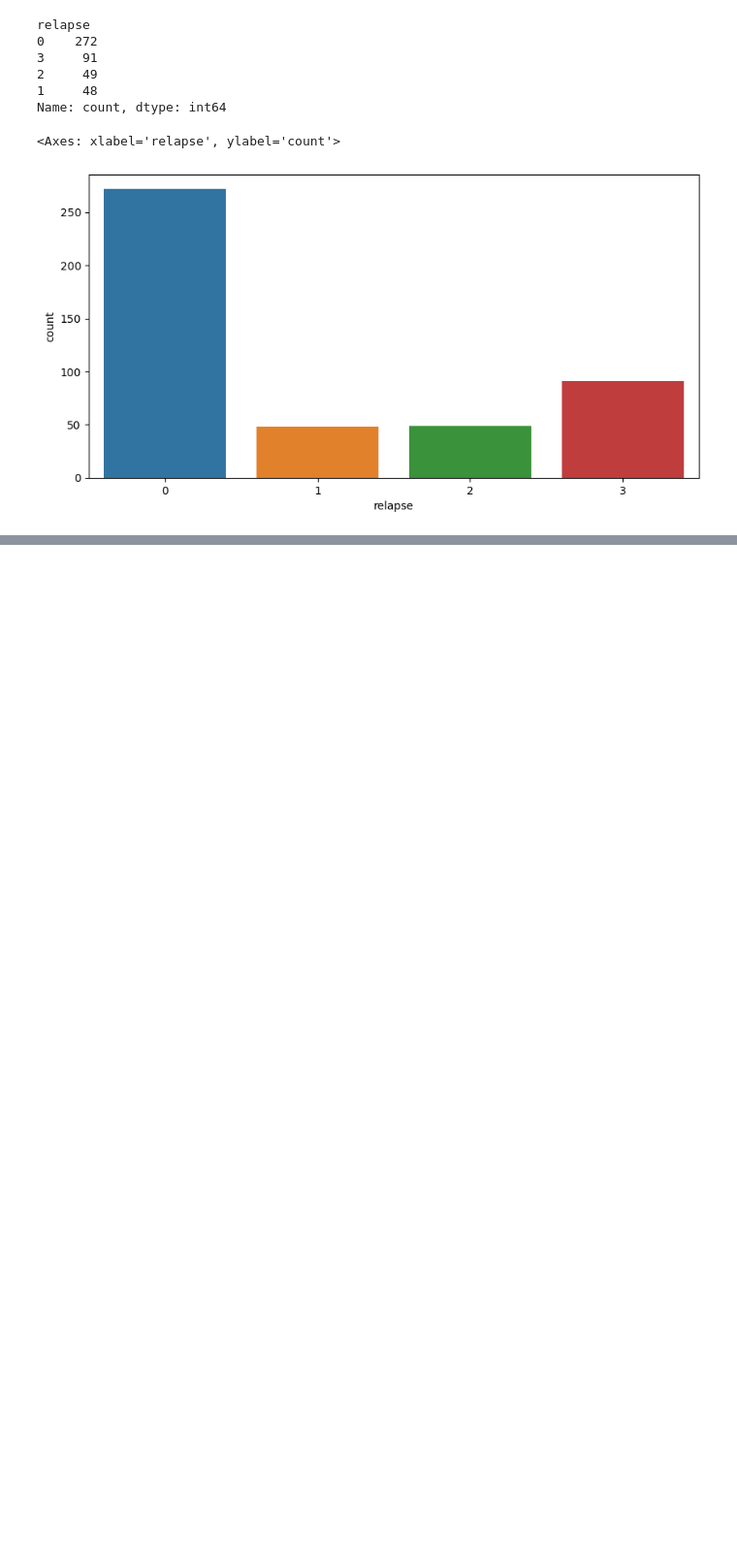
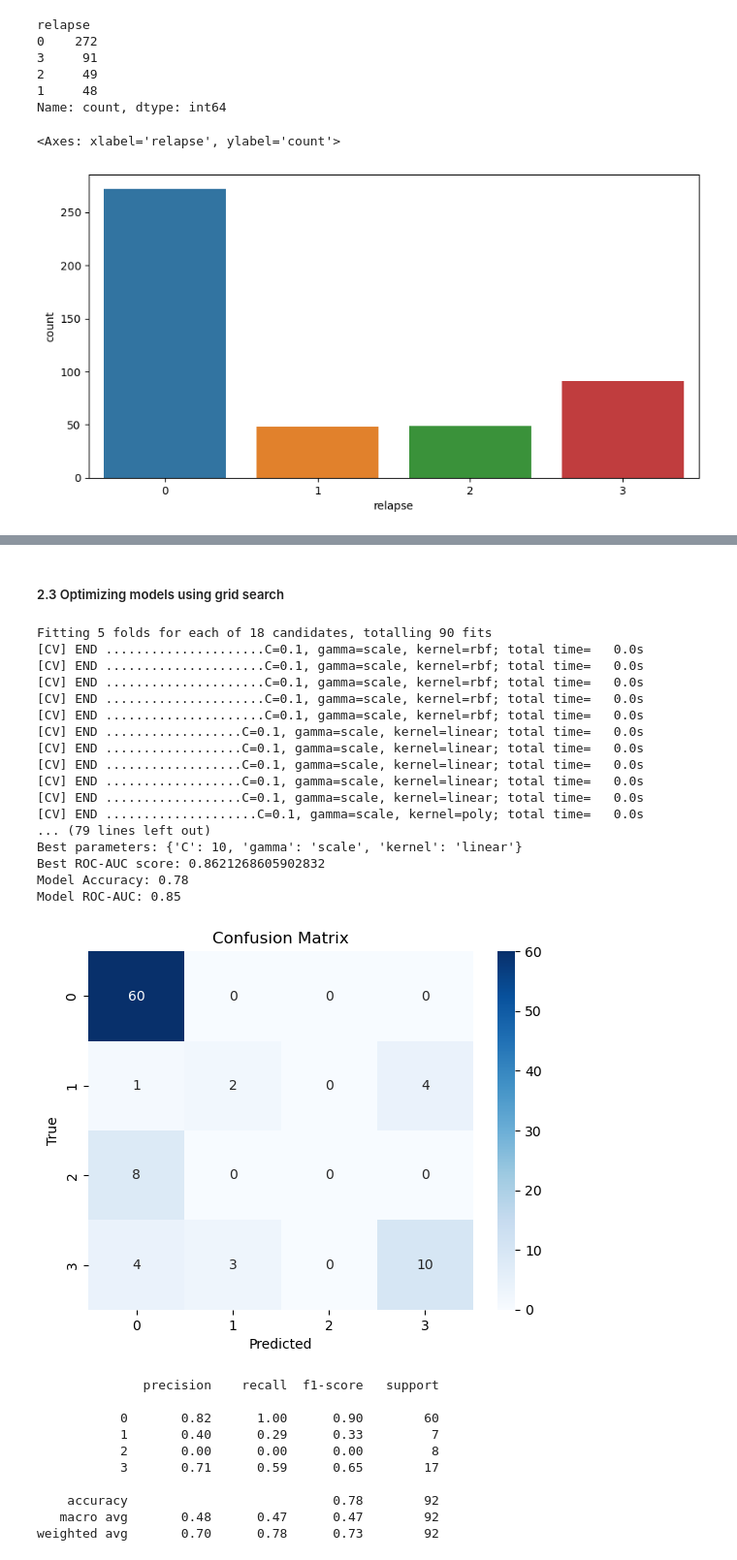
Before and after one commit to nancyxieyy/cancer-care-predictor, a Jupyter notebook: MechineLearning/DiseaseProgression.ipynb, the cells around one changed output, grey strips where cells are left out. Shown at 97% size. Saved outputs shown, nothing was run; the diff lists cells and outputs as text; code cells hidden in the pictures; blank space fills up the shorter version.

```diff
--- a/MechineLearning/DiseaseProgression.ipynb
+++ b/MechineLearning/DiseaseProgression.ipynb
@@ -499,0 +396,48 @@ joblib.dump(dis_RFbest_model, model_path)
+# %% [markdown]
+##### 2.3 Optimizing models using grid search
+# %%
+SVMparam_grid = {
+    'C': [0.1, 1, 10],
+    'kernel': ['rbf', 'linear', 'poly'],
+    'gamma': ['scale', 'auto'],
+}
+
+SVM = SVC(probability=True, random_state=42)
+dis_SVMgrid = GridSearchCV(SVM, SVMparam_grid, scoring='roc_auc_ovr', cv=5, verbose=2, n_jobs=1)
+dis_SVMgrid.fit(X_train_scaled, y_train)
+
+print(f'Best parameters: {dis_SVMgrid.best_params_}')
+print(f'Best ROC-AUC score: {dis_SVMgrid.best_score_}')
+
+dis_SVMbest_model = dis_SVMgrid.best_estimator_
+
+print_evaluation(dis_SVMbest_model, X_test_scaled, y_test)
+# %% [output]
+Fitting 5 folds for each of 18 candidates, totalling 90 fits
+[CV] END .....................C=0.1, gamma=scale, kernel=rbf; total time=   0.0s
+[CV] END .....................C=0.1, gamma=scale, kernel=rbf; total time=   0.0s
+[CV] END .....................C=0.1, gamma=scale, kernel=rbf; total time=   0.0s
+[CV] END .....................C=0.1, gamma=scale, kernel=rbf; total time=   0.0s
+[CV] END .....................C=0.1, gamma=scale, kernel=rbf; total time=   0.0s
+[CV] END ..................C=0.1, gamma=scale, kernel=linear; total time=   0.0s
+[CV] END ..................C=0.1, gamma=scale, kernel=linear; total time=   0.0s
+[CV] END ..................C=0.1, gamma=scale, kernel=linear; total time=   0.0s
+[CV] END ..................C=0.1, gamma=scale, kernel=linear; total time=   0.0s
+[CV] END ..................C=0.1, gamma=scale, kernel=linear; total time=   0.0s
+[CV] END ....................C=0.1, gamma=scale, kernel=poly; total time=   0.0s
+... (79 lines left out)
+Best parameters: {'C': 10, 'gamma': 'scale', 'kernel': 'linear'}
+Best ROC-AUC score: 0.8621268605902832
+Model Accuracy: 0.78
+Model ROC-AUC: 0.85
+[figure, added]
+              precision    recall  f1-score   support
+
+           0       0.82      1.00      0.90        60
+           1       0.40      0.29      0.33         7
+           2       0.00      0.00      0.00         8
+           3       0.71      0.59      0.65        17
+
+    accuracy                           0.78        92
+   macro avg       0.48      0.47      0.47        92
+weighted avg       0.70      0.78      0.73        92
```
Also changed, not shown: parts of 65 cells of this notebook, 21 other files.
